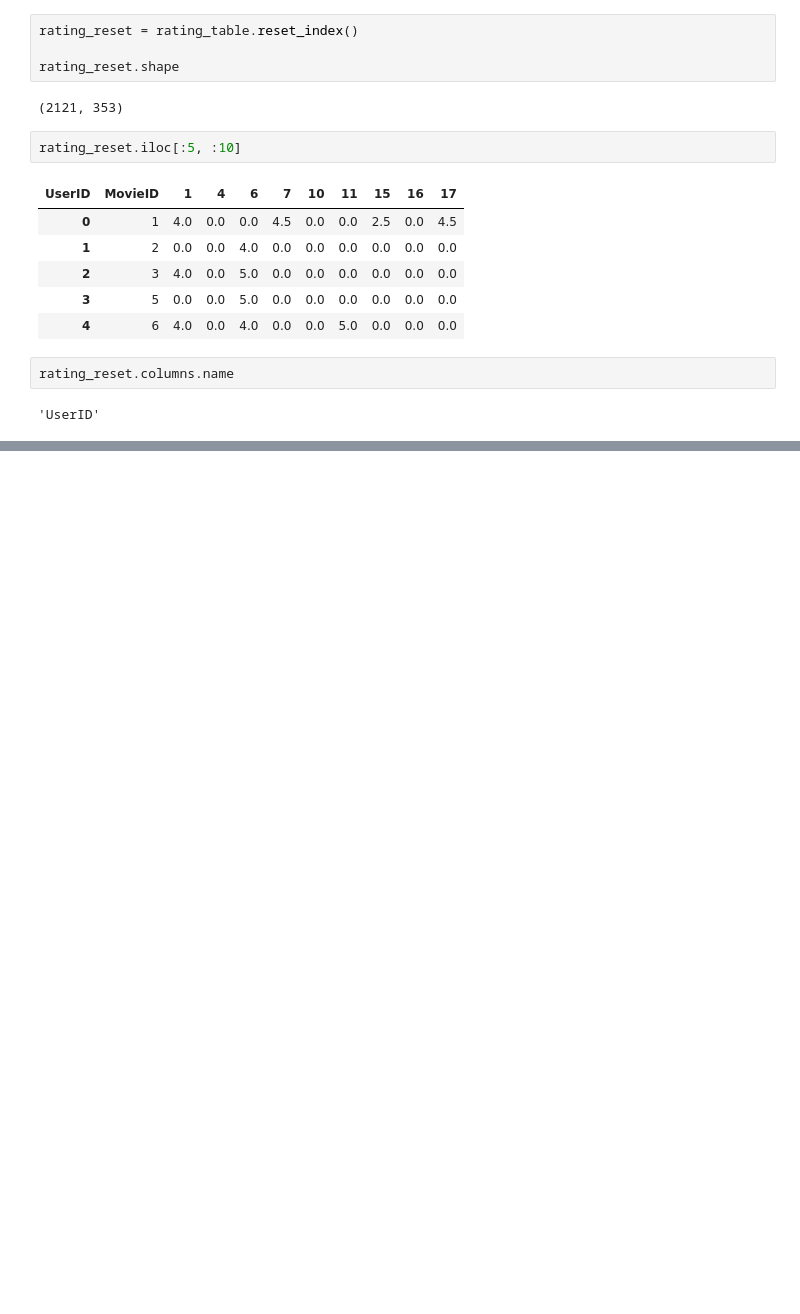
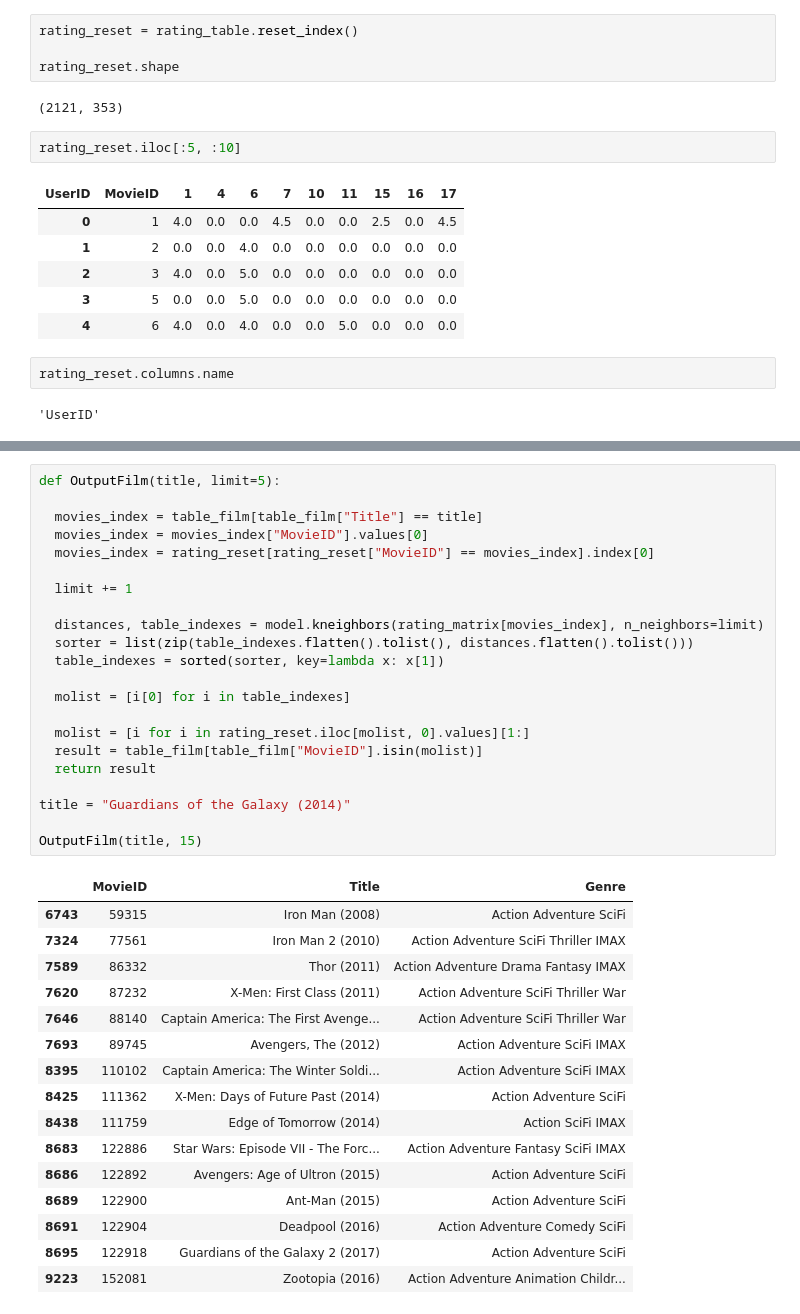
Before and after one commit to Intarii/Caesar, a Jupyter notebook: Lab 02.ipynb, the cells around one changed output, grey strips where cells are left out. Drawn from its saved outputs; the diff is of its cells as text; blank space fills up the shorter version.

```diff
--- a/Lab 02.ipynb
+++ b/Lab 02.ipynb
@@ -269,0 +373,39 @@ rating_reset.columns.name
+# %%
+def OutputFilm(title, limit=5):
+
+  movies_index = table_film[table_film["Title"] == title]
+  movies_index = movies_index["MovieID"].values[0]
+  movies_index = rating_reset[rating_reset["MovieID"] == movies_index].index[0]
+
+  limit += 1
+
+  distances, table_indexes = model.kneighbors(rating_matrix[movies_index], n_neighbors=limit)
+  sorter = list(zip(table_indexes.flatten().tolist(), distances.flatten().tolist()))
+  table_indexes = sorted(sorter, key=lambda x: x[1])
+
+  molist = [i[0] for i in table_indexes]
+
+  molist = [i for i in rating_reset.iloc[molist, 0].values][1:]
+  result = table_film[table_film["MovieID"].isin(molist)]
+  return result
+
+title = "Guardians of the Galaxy (2014)"
+
+OutputFilm(title, 15)
+# %% [output]
+|  | MovieID | Title | Genre |
+| 6743 | 59315 | Iron Man (2008) | Action Adventure SciFi |
+| 7324 | 77561 | Iron Man 2 (2010) | Action Adventure SciFi Thriller IMAX |
+| 7589 | 86332 | Thor (2011) | Action Adventure Drama Fantasy IMAX |
+| 7620 | 87232 | X-Men: First Class (2011) | Action Adventure SciFi Thriller War |
+| 7646 | 88140 | Captain America: The First Avenge... | Action Adventure SciFi Thriller War |
+| 7693 | 89745 | Avengers, The (2012) | Action Adventure SciFi IMAX |
+| 8395 | 110102 | Captain America: The Winter Soldi... | Action Adventure SciFi IMAX |
+| 8425 | 111362 | X-Men: Days of Future Past (2014) | Action Adventure SciFi |
+| 8438 | 111759 | Edge of Tomorrow (2014) | Action SciFi IMAX |
+| 8683 | 122886 | Star Wars: Episode VII - The Forc... | Action Adventure Fantasy SciFi IMAX |
+| 8686 | 122892 | Avengers: Age of Ultron (2015) | Action Adventure SciFi |
+| 8689 | 122900 | Ant-Man (2015) | Action Adventure SciFi |
+| 8691 | 122904 | Deadpool (2016) | Action Adventure Comedy SciFi |
+| 8695 | 122918 | Guardians of the Galaxy 2 (2017) | Action Adventure SciFi |
+| 9223 | 152081 | Zootopia (2016) | Action Adventure Animation Childr... |
```
Also changed, not shown: parts of 12 cells of this notebook.
